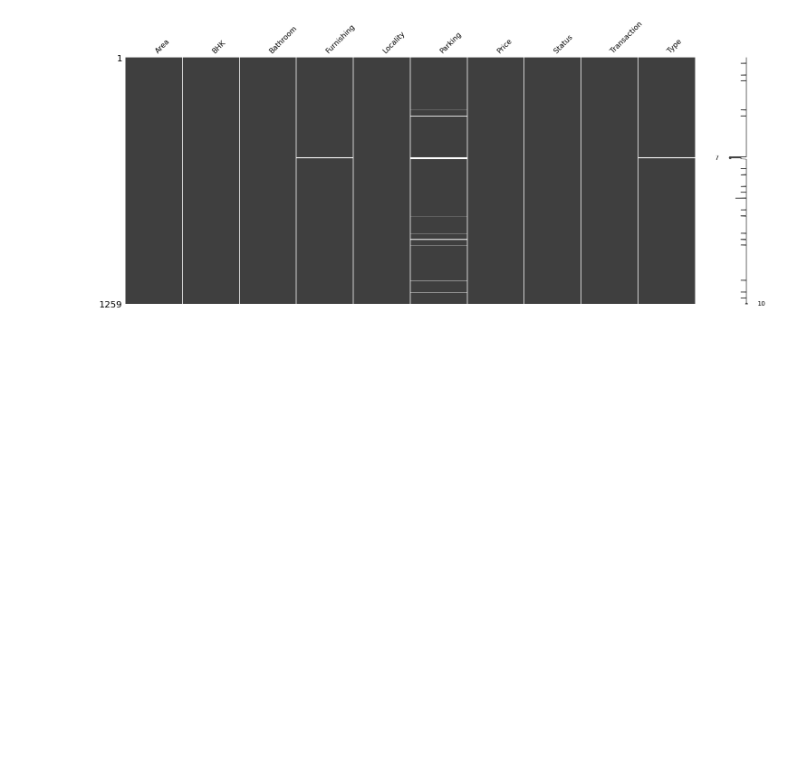
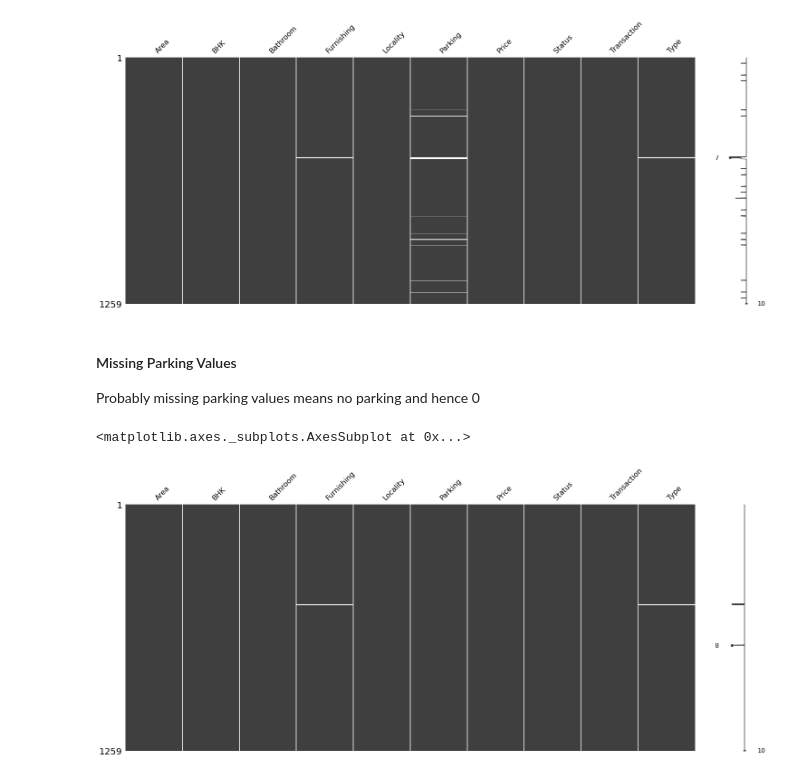
Before and after one commit to Divakar6336/Delhi-House-Price-Prediction, a Jupyter notebook: EDA_v1.ipynb, the cells around one changed output. Saved outputs shown, nothing was run; the diff lists cells and outputs as text; code cells hidden in the pictures; blank space fills up the shorter version.

Commit message:
Missing Parking vals handeled

```diff
--- a/EDA_v1.ipynb
+++ b/EDA_v1.ipynb
@@ -115,3 +114,13 @@ missingno.matrix(df)
 # %% [output]
 <matplotlib.axes._subplots.AxesSubplot at 0x...>
 [figure]
+# %% [markdown]
+#### Missing Parking Values
+Probably missing parking values means no parking and hence 0
+# %%
+df.Parking.fillna(0,inplace=True)
+# %%
+missingno.matrix(df)
+# %% [output]
+<matplotlib.axes._subplots.AxesSubplot at 0x...>
+[figure, added]
```
Also changed, not shown: parts of 1 cell of this notebook.
